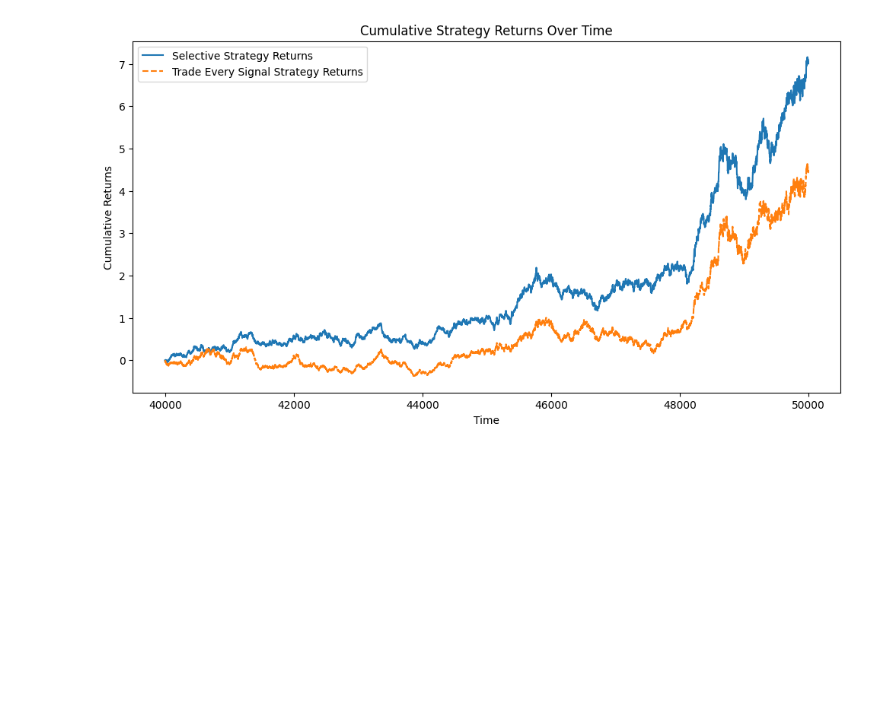
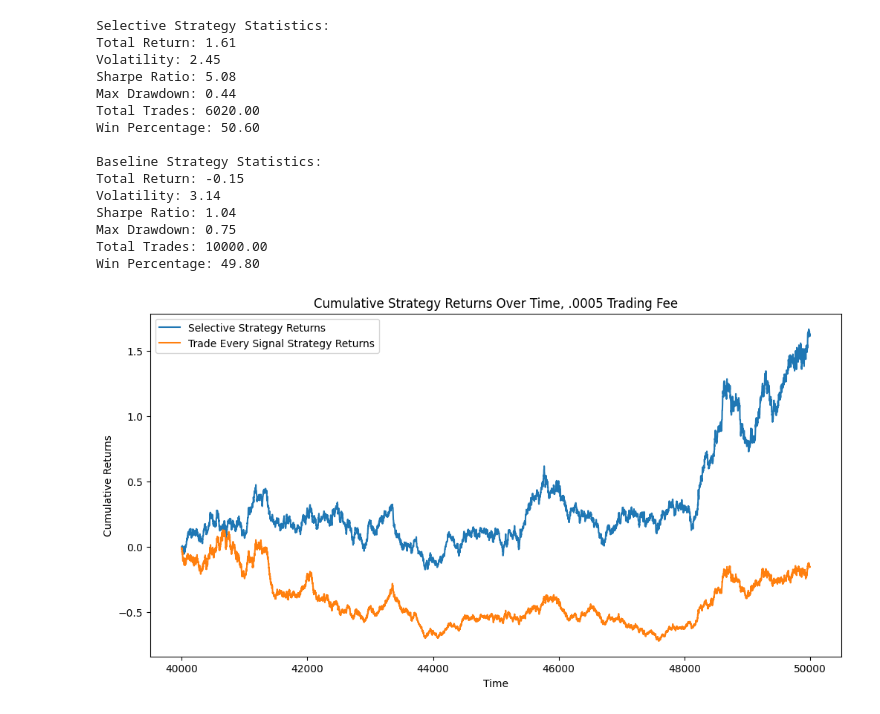
Before and after one commit to dkassin/nascent_quant_dev, a Jupyter notebook: notebooks/03_initial_trading_strategy.ipynb, the cells around one changed output. Drawn from its saved outputs; the diff is of its cells as text; code cells hidden in the pictures; blank space fills up the shorter version.

```diff
--- a/notebooks/03_initial_trading_strategy.ipynb
+++ b/notebooks/03_initial_trading_strategy.ipynb
@@ -0,0 +58,4 @@
+# %%
+def assign_baseline_test_data_trade_signal(data):
+    data['trade_signal'] = np.where(data['signal'] < 0, -1, 1)
+    return data
@@ -1,14 +87,4 @@
 # %%
-import pandas as pd
-import numpy as np
-import matplotlib.pyplot as plt
-from sklearn.model_selection import train_test_split
-
-processed_file_path = "../data/processed/processed_data.csv"
-data = pd.read_csv(processed_file_path)
-
-train_data, test_data = train_test_split(data, test_size=0.2, shuffle=False)
-base_line_test_data = test_data.copy()
 train_data['signal_quantile'] = pd.qcut(train_data['signal'], 10, labels=False)
 quantile_summary = train_data.groupby('signal_quantile')['signal'].agg(['min', 'max']).reset_index()
 
@@ -24,6 +100,7 @@ negative_signals_std = train_data[train_data['signal'] < 0]['signal'].std()
 
 buy_quantiles = quantile_summary[quantile_summary['max'] >= positive_signals_std]['signal_quantile'].tolist()
 sell_quantiles = quantile_summary[quantile_summary['min'] <= -negative_signals_std]['signal_quantile'].tolist()
+
 print(f"Buy quantiles: {buy_quantiles}")
 print(f"Sell quantiles: {sell_quantiles}")
 # %% [output]
@@ -94,11 +168,0 @@ We will calculate the strategy returns by multiplying the equity returns with th
-# %%
-def calculate_strategy_returns(data):
-    trading_fee = 0.0001
-    data['strategy_returns'] = data['equity_returns'] * data['trade_signal']
-    data['trading_fee'] = abs(data['trade_signal']) * data['equity_curve'] * (-trading_fee)
-    data['strategy_returns'] += data['trading_fee']
-    data['cumulative_strategy_returns'] = (1 + data['strategy_returns']).cumprod() - 1
-    return data
-
-test_data_with_returns = calculate_strategy_returns(test_data_with_signals)
-print(test_data_with_returns[['equity_returns', 'trade_signal', 'strategy_returns', 'cumulative_strategy_returns']].tail(20))
@@ -161,11 +239,41 @@ To evaluate the performance of the strategy, we will plot the cumulative returns
 # %%
+
+test_data_with_returns = calculate_strategy_returns(test_data_with_signals, .0005)
+test_data_with_baseline_returns = calculate_strategy_returns(base_line_test_data, .0005)
+
+selective_stats = calculate_trading_statistics(test_data_with_returns)
+baseline_stats = calculate_trading_statistics(test_data_with_baseline_returns)
+
+print("Selective Strategy Statistics:")
+for key, value in selective_stats.items():
+    print(f"{key}: {value:.2f}")
+
+print("\nBaseline Strategy Statistics:")
+for key, value in baseline_stats.items():
+    print(f"{key}: {value:.2f}")
+
 plt.figure(figsize=(12, 6))
 plt.plot(test_data_with_returns['cumulative_strategy_returns'], label='Selective Strategy Returns')
-plt.plot(test_data_with_baseline_returns['cumulative_baseline_strategy_returns'], label='Trade Every Signal Strategy Returns', linestyle='--')
+plt.plot(test_data_with_baseline_returns['cumulative_strategy_returns'], label='Trade Every Signal Strategy Returns')
 plt.xlabel('Time')
 plt.ylabel('Cumulative Returns')
-plt.title('Cumulative Strategy Returns Over Time')
+plt.title('Cumulative Strategy Returns Over Time, .0005 Trading Fee')
 plt.legend()
 plt.show()
 # %% [output]
+Selective Strategy Statistics:
+Total Return: 1.61
+Volatility: 2.45
+Sharpe Ratio: 5.08
+Max Drawdown: 0.44
+Total Trades: 6020.00
+Win Percentage: 50.60
+
+Baseline Strategy Statistics:
+Total Return: -0.15
+Volatility: 3.14
+Sharpe Ratio: 1.04
+Max Drawdown: 0.75
+Total Trades: 10000.00
+Win Percentage: 49.80
-[figure, old version]
+[figure, new version]
```
Also changed, not shown: parts of 21 cells of this notebook, 2 other files.
